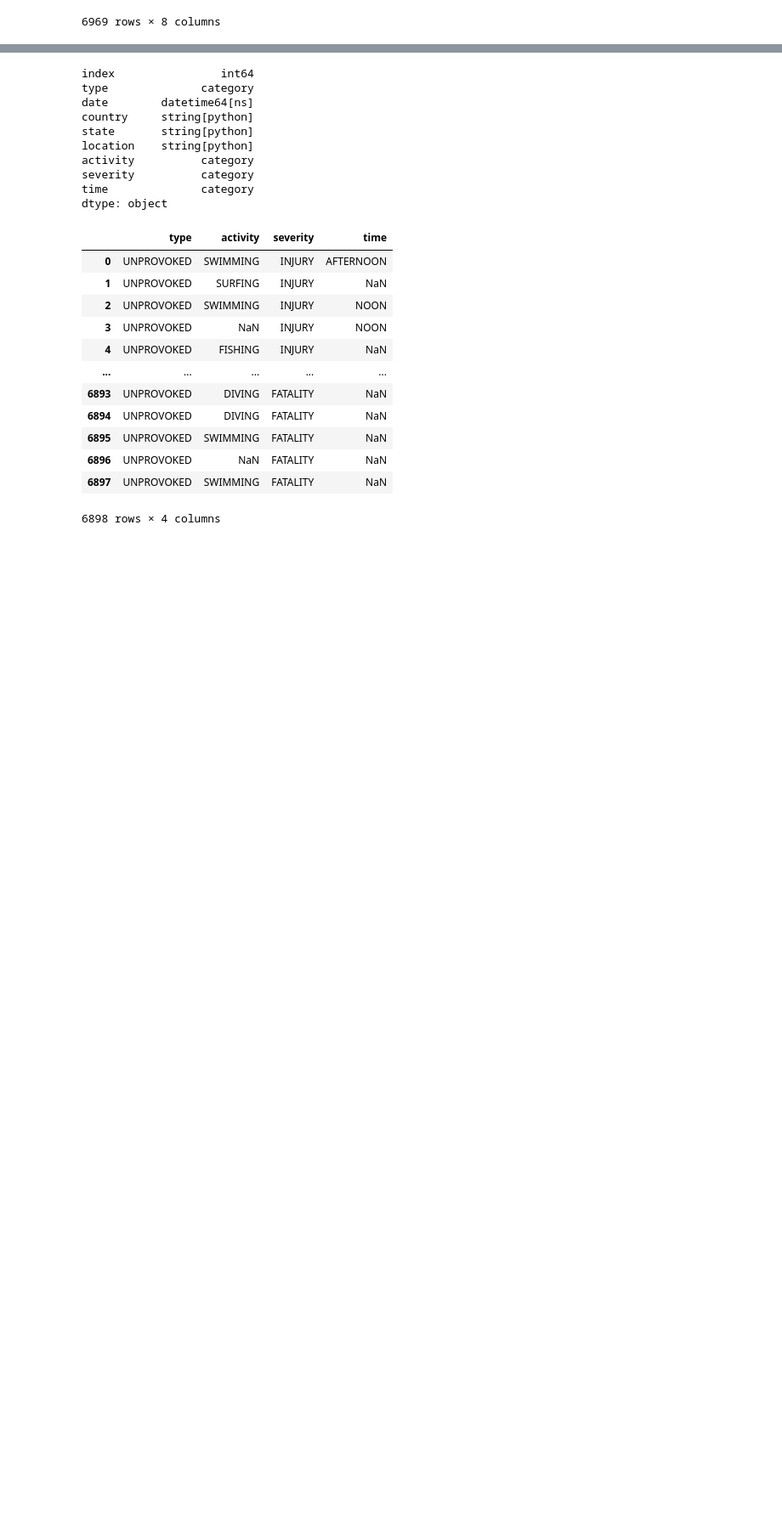
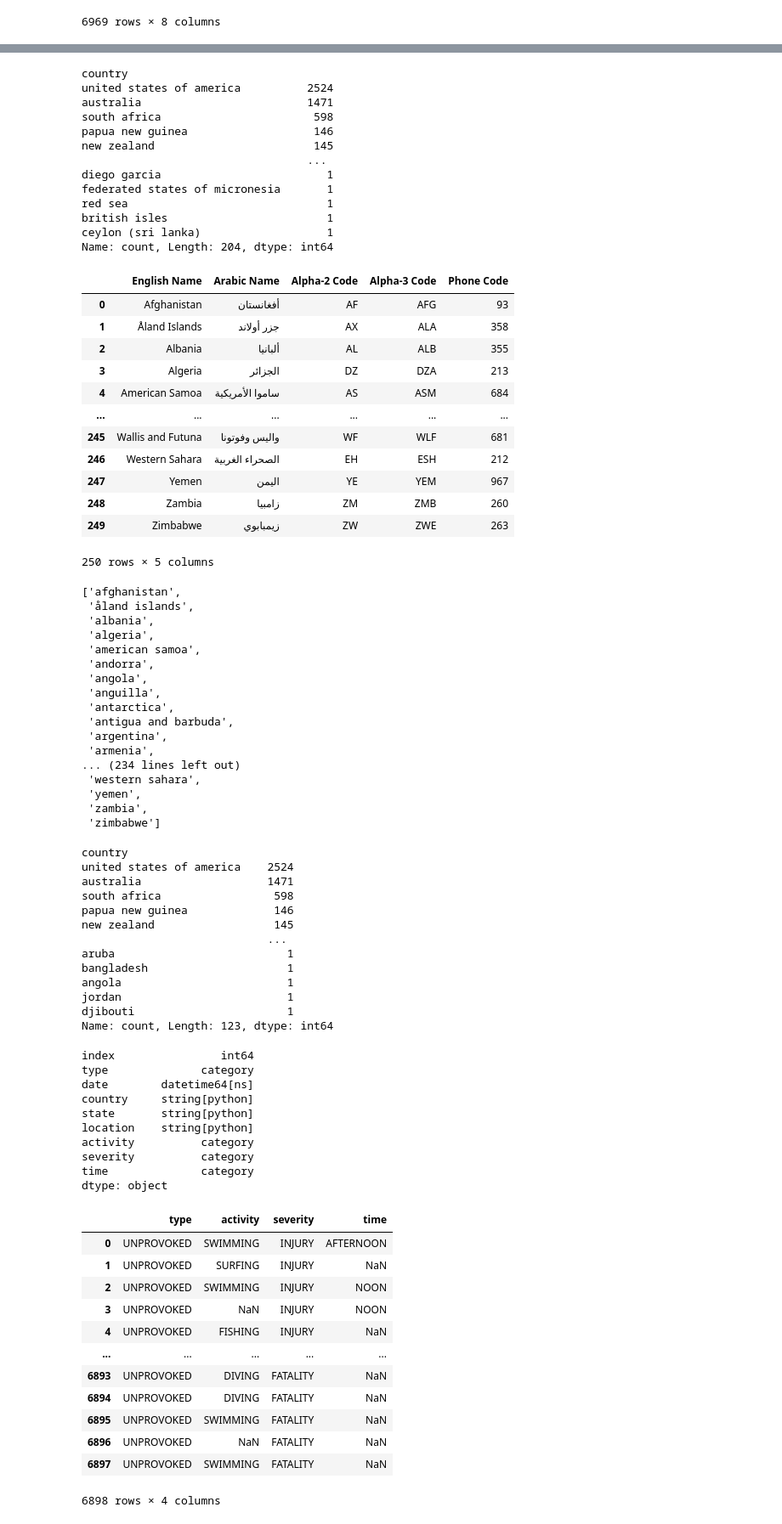
Before and after one commit to JimiHenning/Shark-Quest, a Jupyter notebook: main.ipynb, the cells around one changed output, grey strips where cells are left out. Shown at 85% size. Cells and saved outputs as stored; diff of their text form; code cells hidden in the pictures; blank space fills up the shorter version.

Commit message:
Added maps, clean countries

```diff
--- a/main.ipynb
+++ b/main.ipynb
@@ -285,5 +307,76 @@ for col, values in replacements.items():
-# %%
-shark_attacks['country'] = shark_attacks['country'].apply(lambda x: x.upper() if isinstance(x, str) else x)
+# %%
+shark_attacks['country'] = shark_attacks['country'].apply(lambda x: x.lower() if isinstance(x, str) else x)
+replace_to_nan(shark_attacks["country"], ["england","scotland"], "united kingdom")
+replace_to_nan(shark_attacks["country"], ["usa", "hawaii"], "united states of america")
+replace_to_nan(shark_attacks["country"], ["reunion"], "france")
+replace_to_nan(shark_attacks["country"], ["columbia"], "colombia")
+replace_to_nan(shark_attacks["country"], ["new guinea"], "papua new guinea")
+display(shark_attacks['country'].value_counts())
+
+display(countries)
+
+# unify country, converts all low value "country" ocorrences into <NA>. Also sets Country as string-type
+country_list = [x.lower() for x in countries['English Name']]
+display(country_list)
+shark_attacks["country"] = shark_attacks["country"].where(shark_attacks["country"].isin(country_list), np.nan)
+shark_attacks['country'].value_counts()
+# %% [output]
+country
+united states of america          2524
+australia                         1471
+south africa                       598
+papua new guinea                   146
+new zealand                        145
+                                  ...
+diego garcia                         1
+federated states of micronesia       1
+red sea                              1
+british isles                        1
+ceylon (sri lanka)                   1
+Name: count, Length: 204, dtype: int64
+|  | English Name | Arabic Name | Alpha-2 Code | Alpha-3 Code | Phone Code |
+| 0 | Afghanistan | أفغانستان | AF | AFG | 93 |
+| 1 | Åland Islands | جزر أولاند | AX | ALA | 358 |
+| 2 | Albania | ألبانيا | AL | ALB | 355 |
+| 3 | Algeria | الجزائر | DZ | DZA | 213 |
+| 4 | American Samoa | ساموا الأمريكية | AS | ASM | 684 |
+| ... | ... | ... | ... | ... | ... |
+| 245 | Wallis and Futuna | واليس وفوتونا | WF | WLF | 681 |
+| 246 | Western Sahara | الصحراء الغربية | EH | ESH | 212 |
+| 247 | Yemen | اليمن | YE | YEM | 967 |
+| 248 | Zambia | زامبيا | ZM | ZMB | 260 |
+| 249 | Zimbabwe | زيمبابوي | ZW | ZWE | 263 |
+250 rows × 5 columns
+['afghanistan',
+ 'åland islands',
+ 'albania',
+ 'algeria',
+ 'american samoa',
+ 'andorra',
+ 'angola',
+ 'anguilla',
+ 'antarctica',
+ 'antigua and barbuda',
+ 'argentina',
+ 'armenia',
+... (234 lines left out)
+ 'western sahara',
+ 'yemen',
+ 'zambia',
+ 'zimbabwe']
+country
+united states of america    2524
+australia                   1471
+south africa                 598
+papua new guinea             146
+new zealand                  145
+                            ...
+aruba                          1
+bangladesh                     1
+angola                         1
+jordan                         1
+djibouti                       1
+Name: count, Length: 123, dtype: int64
 # %%
 #Clean dates
 shark_attacks['date'] = pd.to_datetime(shark_attacks['date'], format='mixed', errors='coerce')
```
Also changed, not shown: parts of 8 cells of this notebook, 9 other files.
